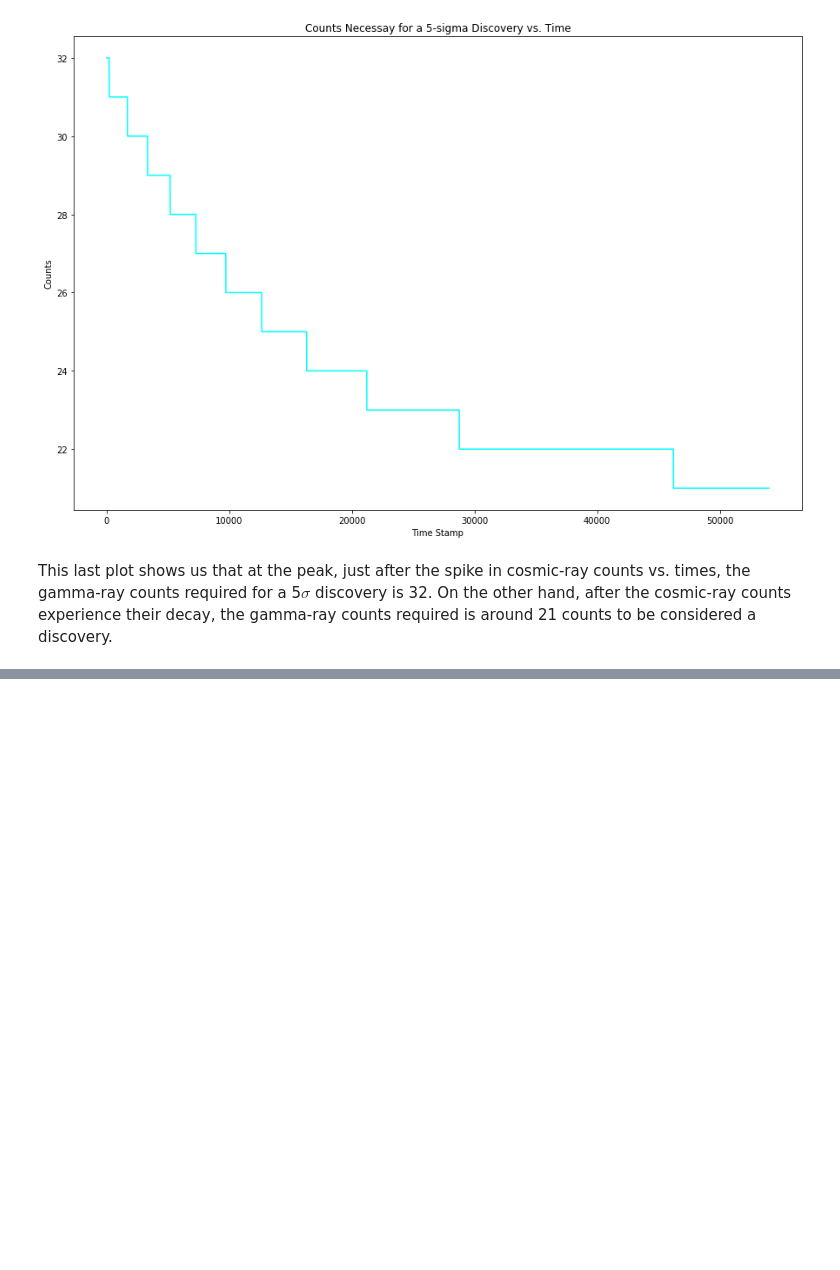
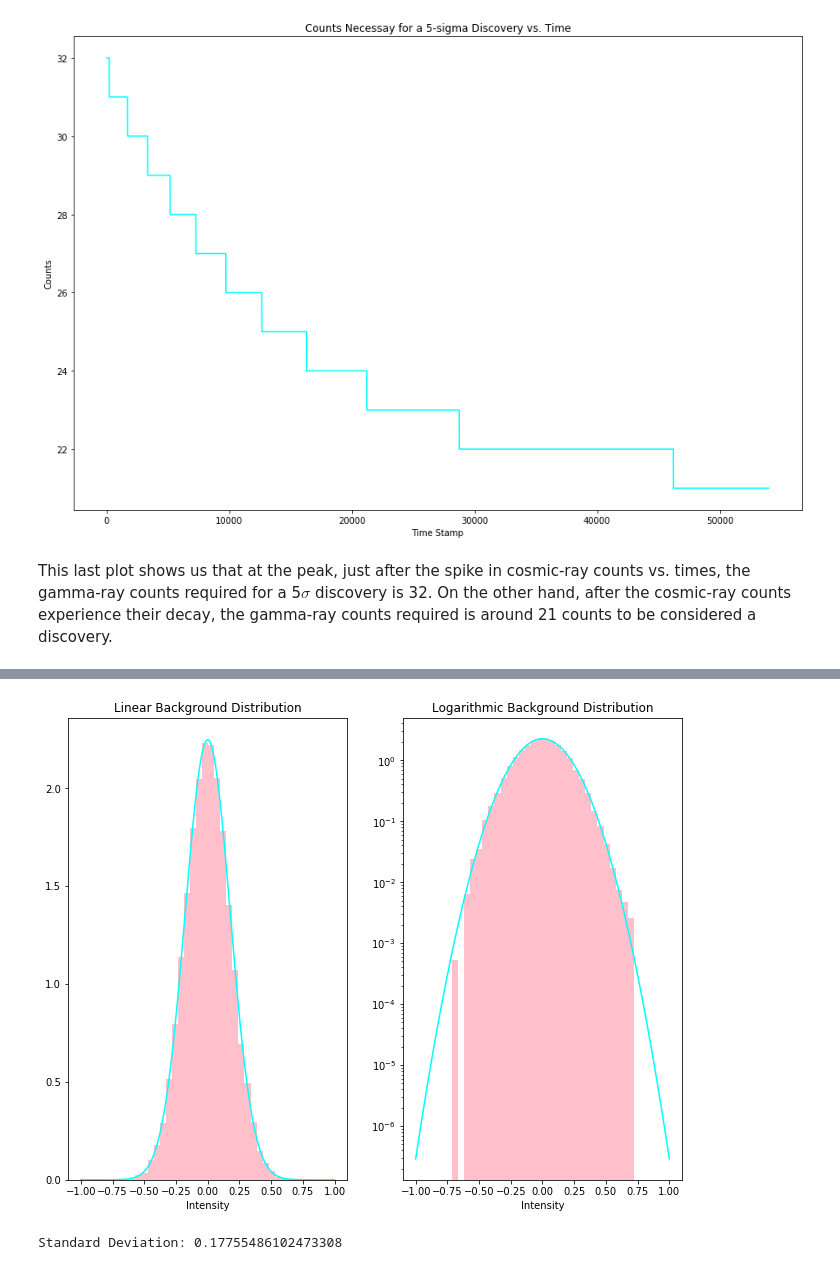
Before and after one commit to lexie98/Physics434, a Jupyter notebook: Lab4.ipynb, the cells around one changed output, grey strips where cells are left out. Saved outputs shown, nothing was run; the diff lists cells and outputs as text; code cells hidden in the pictures; blank space fills up the shorter version.

```diff
--- a/Lab4.ipynb
+++ b/Lab4.ipynb
@@ -267,0 +245,35 @@ ax[1].imshow(image_stack[:,:,1],cmap=plt.cm.gray, vmin=0, vmax=10)
+# %%
+image_average = np.zeros([200, 200])
+total_data = np.zeros(200*200)
+for x in range(200):
+    for y in range(200):
+        average = np.average(image_stack[x,y,:])
+        image_average[x,y] = average
+        total_data[x*200 + y] = average
+
+trimmed_data = []
+
+for point in total_data:
+    if point < 0.72 and point > -2.5:
+        trimmed_data.append(point)
+
+fig, ax = plt.subplots(1, 2)
+fig.set_size_inches(11,8.5)
+
+x = np.linspace(-1,1,1000)
+ax[0].hist(trimmed_data, density=True, bins=30, color='pink')
+ax[0].plot(x, stats.norm.pdf(x, scale=np.std(trimmed_data), loc=0), color='cyan')
+ax[0].set_title('Linear Background Distribution')
+ax[0].set_xlabel('Intensity')
+
+ax[1].set_title('Logarithmic Background Distribution')
+ax[1].set_xlabel('Intensity')
+ax[1].set_yscale('log')
+ax[1].hist(trimmed_data, density=True, bins=30, color='pink')
+ax[1].plot(x, stats.norm.pdf(x, scale=np.std(trimmed_data), loc=0), color='cyan');
+# %% [output]
+[figure, added]
+# %%
+print("Standard Deviation:",np.std(trimmed_data))
+# %% [output]
+Standard Deviation: 0.17755486102473308
```
Also changed, not shown: parts of 19 cells of this notebook.
